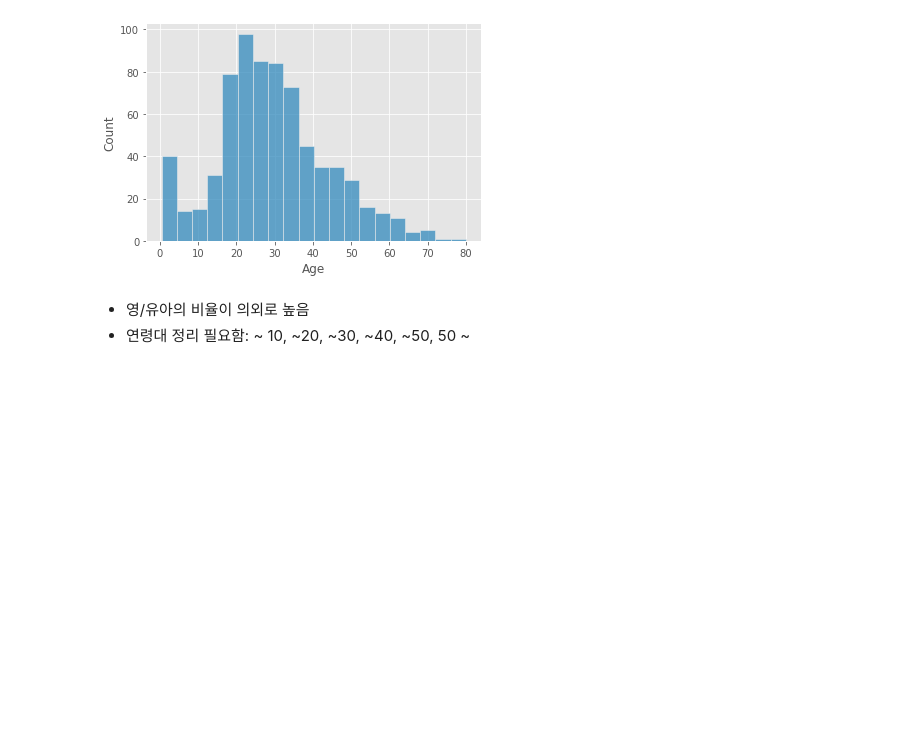
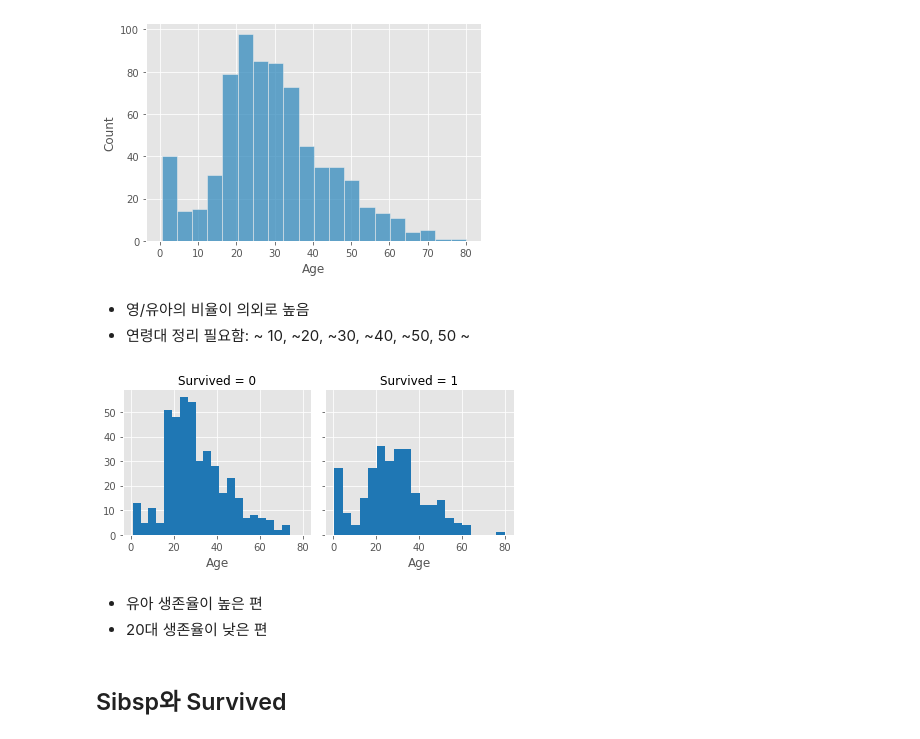
Before and after one commit to HAMJiyoung/Titanic-Machine-Learning-from-Disaster, a Jupyter notebook: Titanic_machine_learning.ipynb, the cells around one changed output. Drawn from its saved outputs; the diff is of its cells as text; code cells hidden in the pictures; blank space fills up the shorter version.

```diff
--- a/Titanic_machine_learning.ipynb
+++ b/Titanic_machine_learning.ipynb
@@ -149,0 +148,11 @@ plt.show()
+# %%
+g = sns.FacetGrid(df_train, col = 'Survived')
+g.map(plt.hist, 'Age', bins = 20, color = 'tab:blue')
+plt.show()
+# %% [output]
+[figure, added]
+# %% [markdown]
+- 유아 생존율이 높은 편
+- 20대 생존율이 낮은 편
+# %% [markdown]
+## Sibsp와 Survived
```
Also changed, not shown: parts of 19 cells of this notebook.
